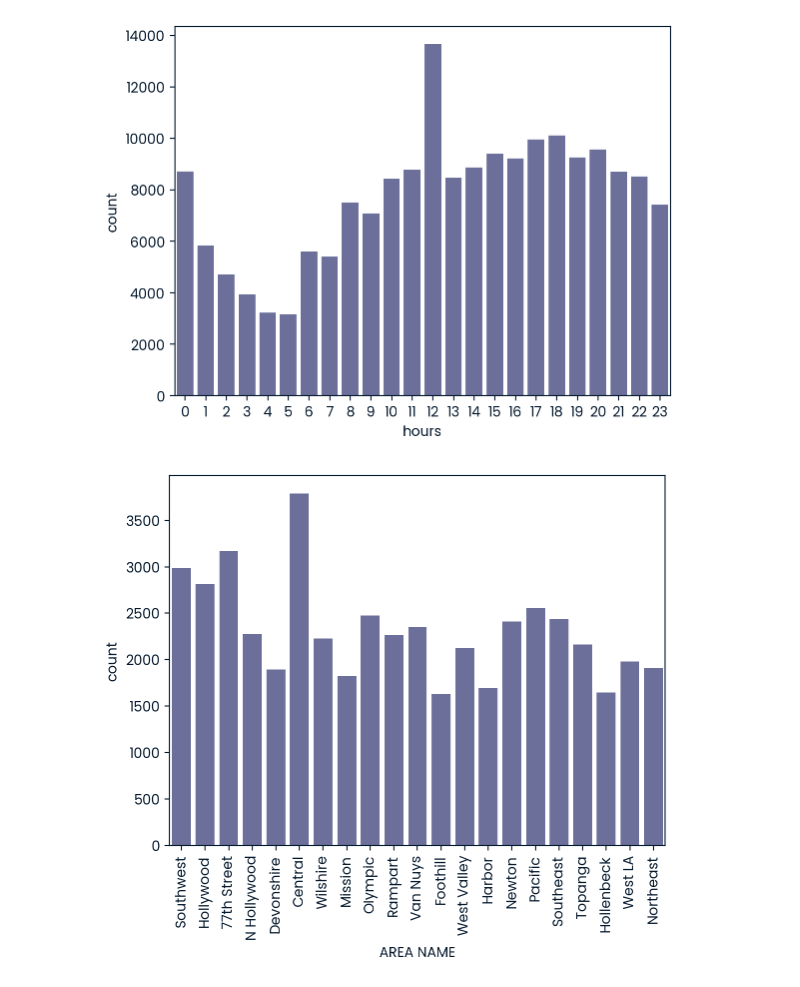
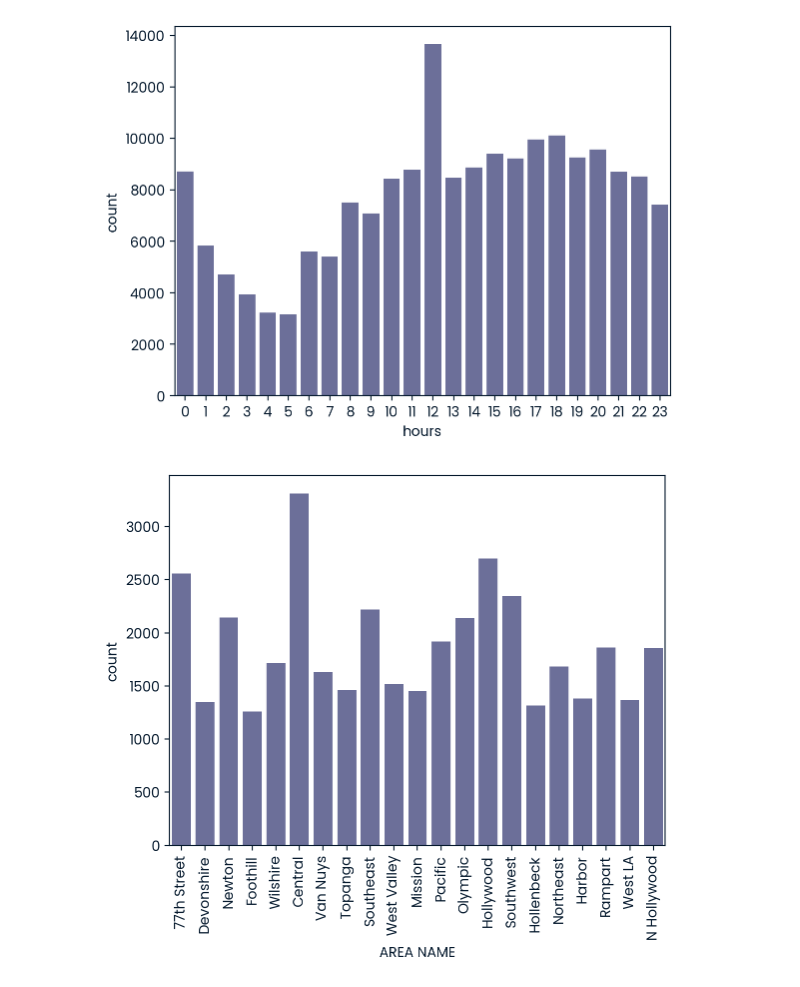
Before and after one commit to Noureldin9988/DC-track-projects, a Jupyter notebook: 04 project/notebook.ipynb, the cells around one changed output. Cells and saved outputs as stored; diff of their text form; code cells hidden in the pictures.

```diff
--- a/04 project/notebook.ipynb
+++ b/04 project/notebook.ipynb
@@ -40,23 +53,23 @@ crimes = pd.read_csv("crimes.csv", parse_dates=["Date Rptd", "DATE OCC"], dtype=
 # %%
 import pandas as pd
 import seaborn as sns
 import matplotlib.pyplot as plt
 import numpy as np
 
 # Assuming 'crimes' is a DataFrame and 'DATE OCC' is a column with date strings
 # Convert 'DATE OCC' to datetime
 crimes["hours"] = crimes["TIME OCC"].str[0:2].astype("int")
 sns.countplot(data=crimes, x="hours")
 plt.show()
 peak_crime_hour = 12
-crimes12= crimes[crimes['hours'].isin([10, 11, 12, 1, 2, 3 ,4])]
+crimes12= crimes[~((crimes['hours'] >= 4) & (crimes['hours'] < 22))]
 sns.countplot(x="AREA NAME", data=crimes12)
 plt.xticks(rotation=90)
 plt.show()
 peak_night_crime_location = "Central"
 # %% [output]
 [figure]
-[figure, old version]
+[figure, new version]
 # %%
 
 groups = ["0-17", "18-25", "26-34", "35-44", "45-54", "55-64", "65+"]
```
Also changed, not shown: parts of 2 cells of this notebook.
